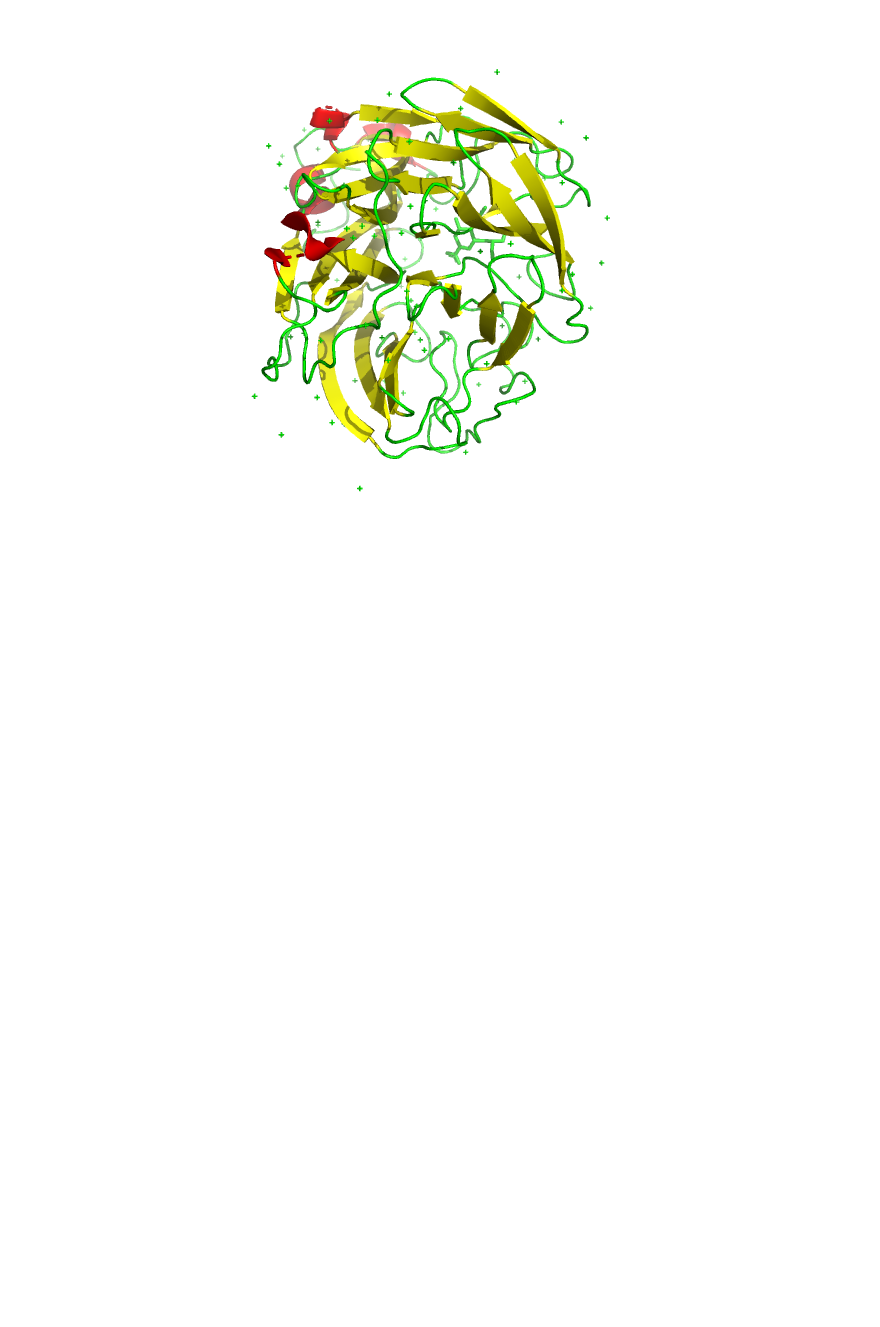
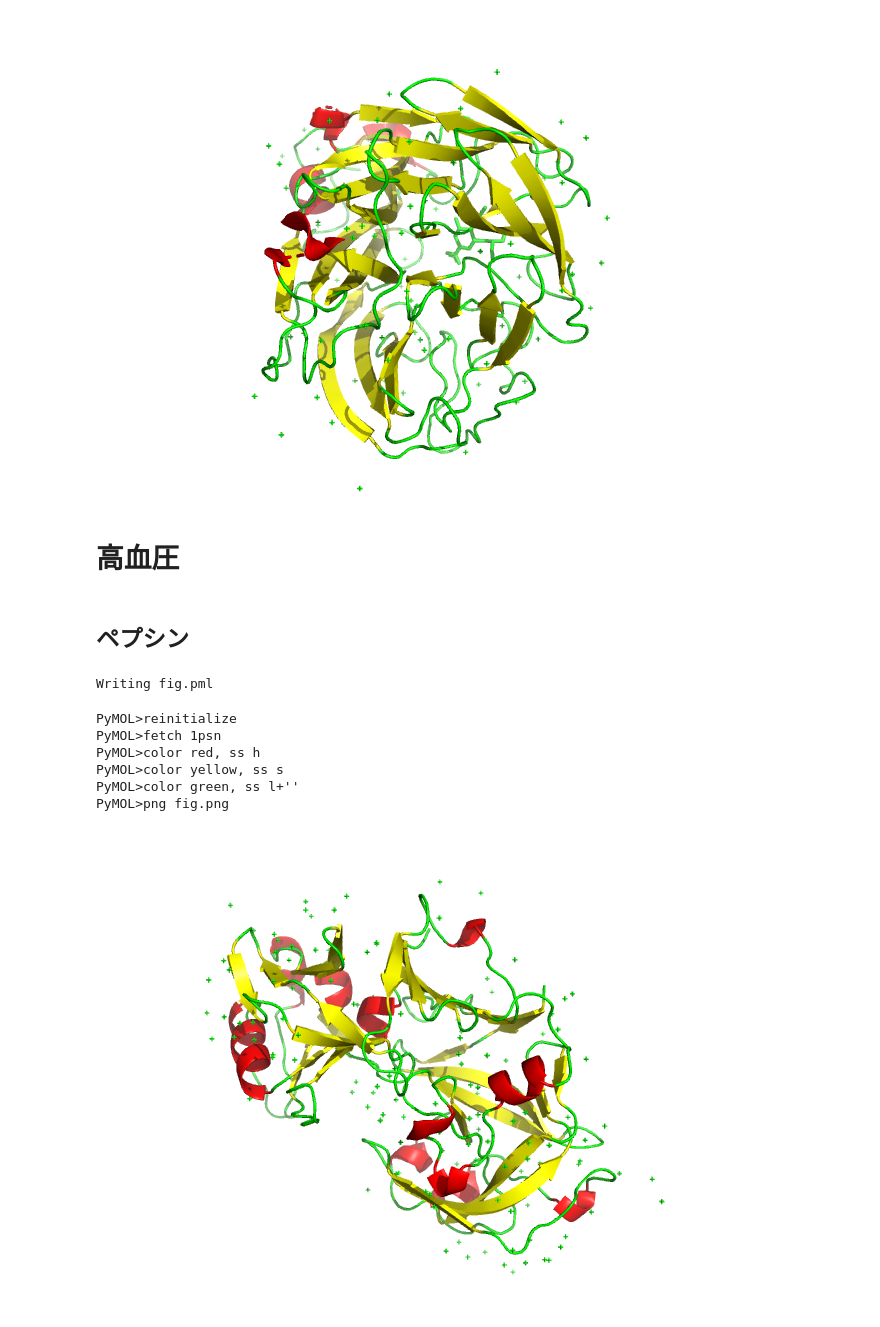
Before and after one commit to yoshi-dat/colab, a Jupyter notebook: Untitled2.ipynb, the cells around one changed output. Drawn from its saved outputs; the diff is of its cells as text; code cells hidden in the pictures; blank space fills up the shorter version.

```diff
--- a/Untitled2.ipynb
+++ b/Untitled2.ipynb
@@ -258,3 +258,38 @@ PyMOL>color yellow, ss s
 PyMOL>color green, ss l+''
 PyMOL>png fig.png
 [figure]
+# %% [markdown]
+# 高血圧
+# %% [markdown]
+## ペプシン
+# %%
+%%writefile fig.pml
+reinitialize
+fetch 1psn
+color red, ss h
+color yellow, ss s
+color green, ss l+''
+# symexp sym, 1bji, (1bji), 6
+# disable sym08000000 or sym16000000 or sym44000000
+# set_view (\
+#      0.977228284,   -0.210333690,   -0.027956437,\
+#      0.211222947,    0.976846874,    0.033979051,\
+#      0.020163115,   -0.039110661,    0.999030232,\
+#      0.000005066,   -0.000012636, -320.043151855,\
+#     -1.688617706,   -1.803961277,   49.017486572,\
+#    221.435028076,  418.651245117,  -20.000000000 )
+png fig.png
+# %% [output]
+Writing fig.pml
+# %%
+!pymol -qQ -c fig.pml
+from IPython.display import Image
+display(Image('fig.png'))
+# %% [output]
+PyMOL>reinitialize
+PyMOL>fetch 1psn
+PyMOL>color red, ss h
+PyMOL>color yellow, ss s
+PyMOL>color green, ss l+''
+PyMOL>png fig.png
+[figure, added]
```
Also changed, not shown: parts of 7 cells of this notebook.
